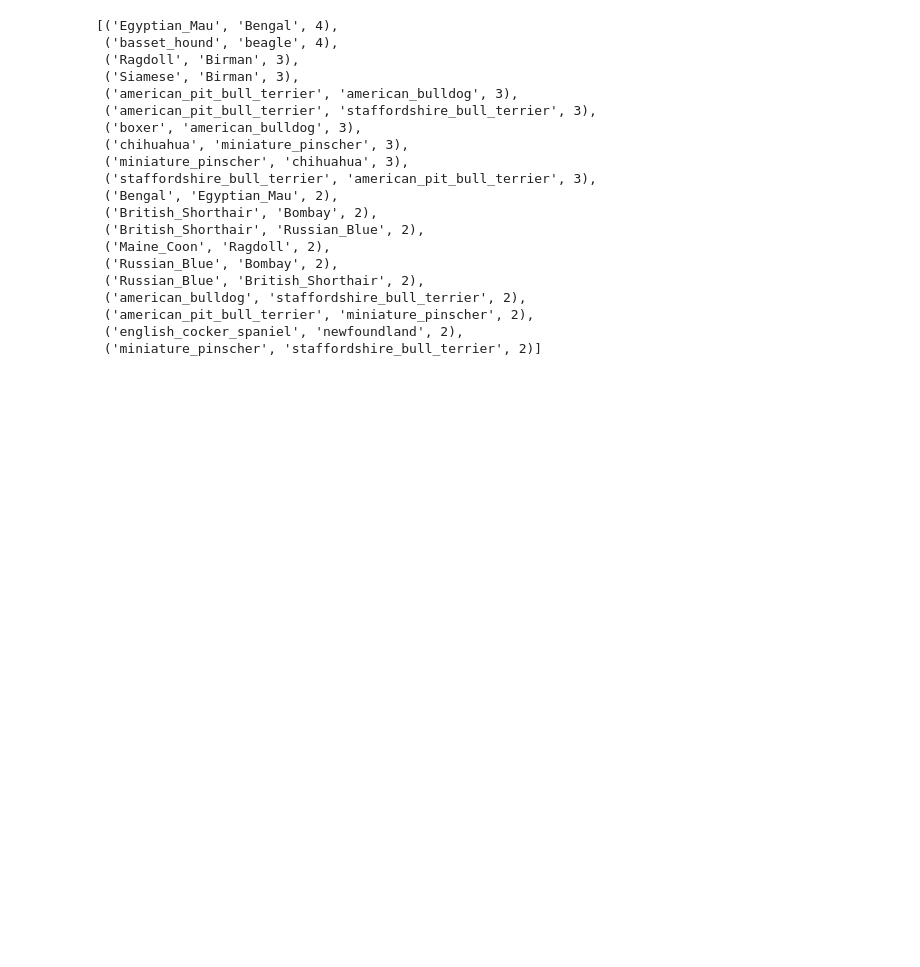
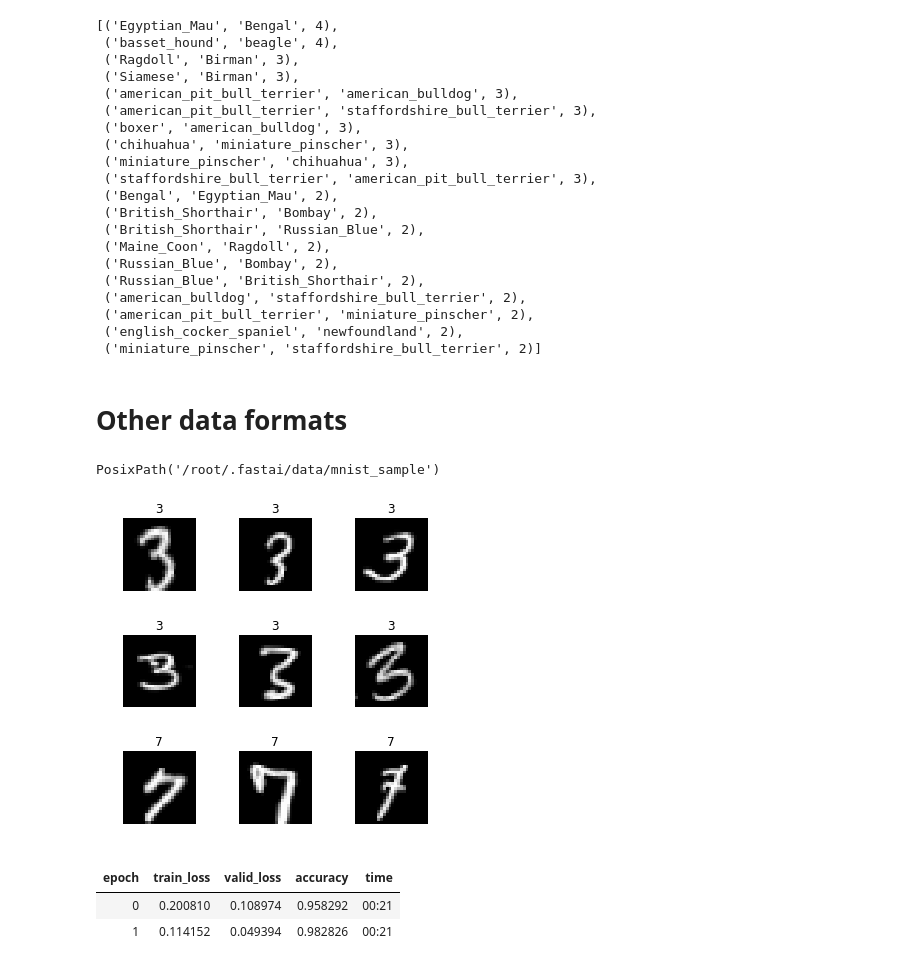
Before and after one commit to cleysonl/Fast-Ai, a Jupyter notebook: Lesson1.ipynb, the cells around one changed output. Cells and saved outputs as stored; diff of their text form; code cells hidden in the pictures; blank space fills up the shorter version.

```diff
--- a/Lesson1.ipynb
+++ b/Lesson1.ipynb
@@ -240,3 +240,23 @@ interp.most_confused(min_val=2)
  ('american_pit_bull_terrier', 'miniature_pinscher', 2),
  ('english_cocker_spaniel', 'newfoundland', 2),
  ('miniature_pinscher', 'staffordshire_bull_terrier', 2)]
+# %% [markdown]
+# Other data formats
+# %%
+path = untar_data(URLs.MNIST_SAMPLE); path
+# %% [output]
+PosixPath('/root/.fastai/data/mnist_sample')
+# %%
+tfms = get_transforms(do_flip=False)
+data = ImageDataBunch.from_folder(path, ds_tfms=tfms, size=26)
+# %%
+data.show_batch(rows=3,figsize=(5,5))
+# %% [output]
+[figure, added]
+# %%
+learn = cnn_learner(data, models.resnet18, metrics=accuracy)
+learn.fit(2)
+# %% [output]
+| epoch | train_loss | valid_loss | accuracy | time |
+| 0 | 0.200810 | 0.108974 | 0.958292 | 00:21 |
+| 1 | 0.114152 | 0.049394 | 0.982826 | 00:21 |
```
Also changed, not shown: parts of 9 cells of this notebook.
